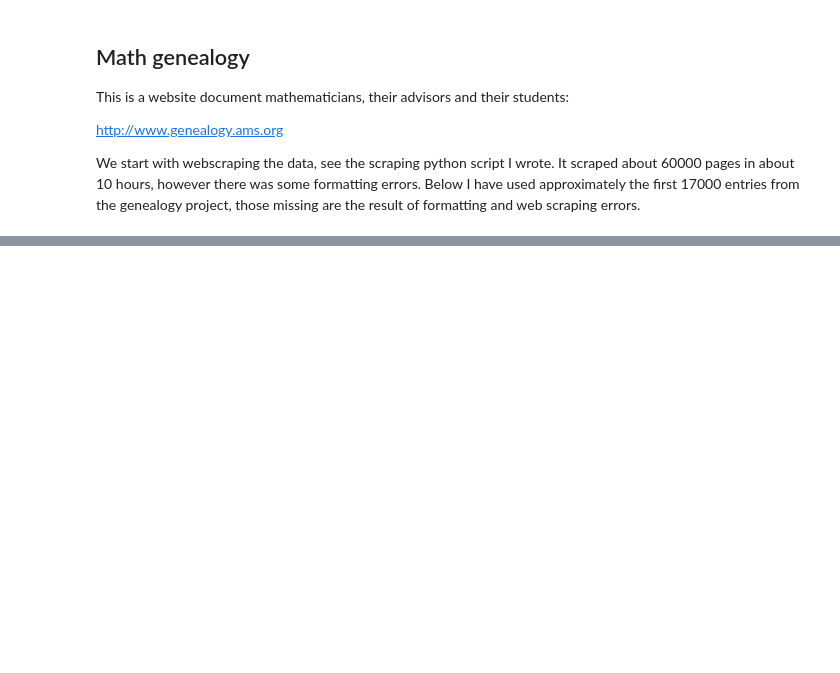
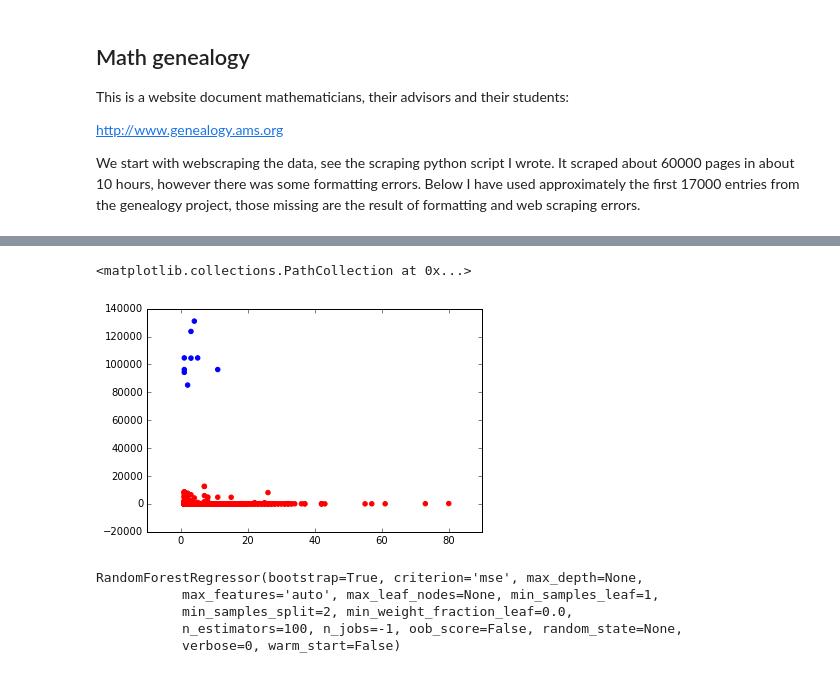
Before and after one commit to AusCoder/data_project_GA, a Jupyter notebook: math_genealogy/math_genealogy_analysis.ipynb, the cells around one changed output, grey strips where cells are left out. Saved outputs shown, nothing was run; the diff lists cells and outputs as text; code cells hidden in the pictures; blank space fills up the shorter version.

```diff
--- a/math_genealogy/math_genealogy_analysis.ipynb
+++ b/math_genealogy/math_genealogy_analysis.ipynb
@@ -61,0 +78,11 @@ plt.ylabel('number of descendants')
+# %%
+
+two_clustering = clusterer.fit_predict(X)
+rainbow = np.array(['red','blue','green','orange','purple','cyan','teal'])
+plt.scatter(X.numStudents, X.numDescendants,
+            color=rainbow[two_clustering])
+
+# this is a little surprising because the x-axis has 0 to 100 scale and y-axis has 0 to 120000
+# %% [output]
+<matplotlib.collections.PathCollection at 0x...>
+[figure, added]
@@ -61,0 +96,8 @@ plt.ylabel('number of descendants')
+# %%
+rf.fit(X, y)
+# %% [output]
+RandomForestRegressor(bootstrap=True, criterion='mse', max_depth=None,
+           max_features='auto', max_leaf_nodes=None, min_samples_leaf=1,
+           min_samples_split=2, min_weight_fraction_leaf=0.0,
+           n_estimators=100, n_jobs=-1, oob_score=False, random_state=None,
+           verbose=0, warm_start=False)
```
Also changed, not shown: parts of 11 cells of this notebook, 1 other file.
